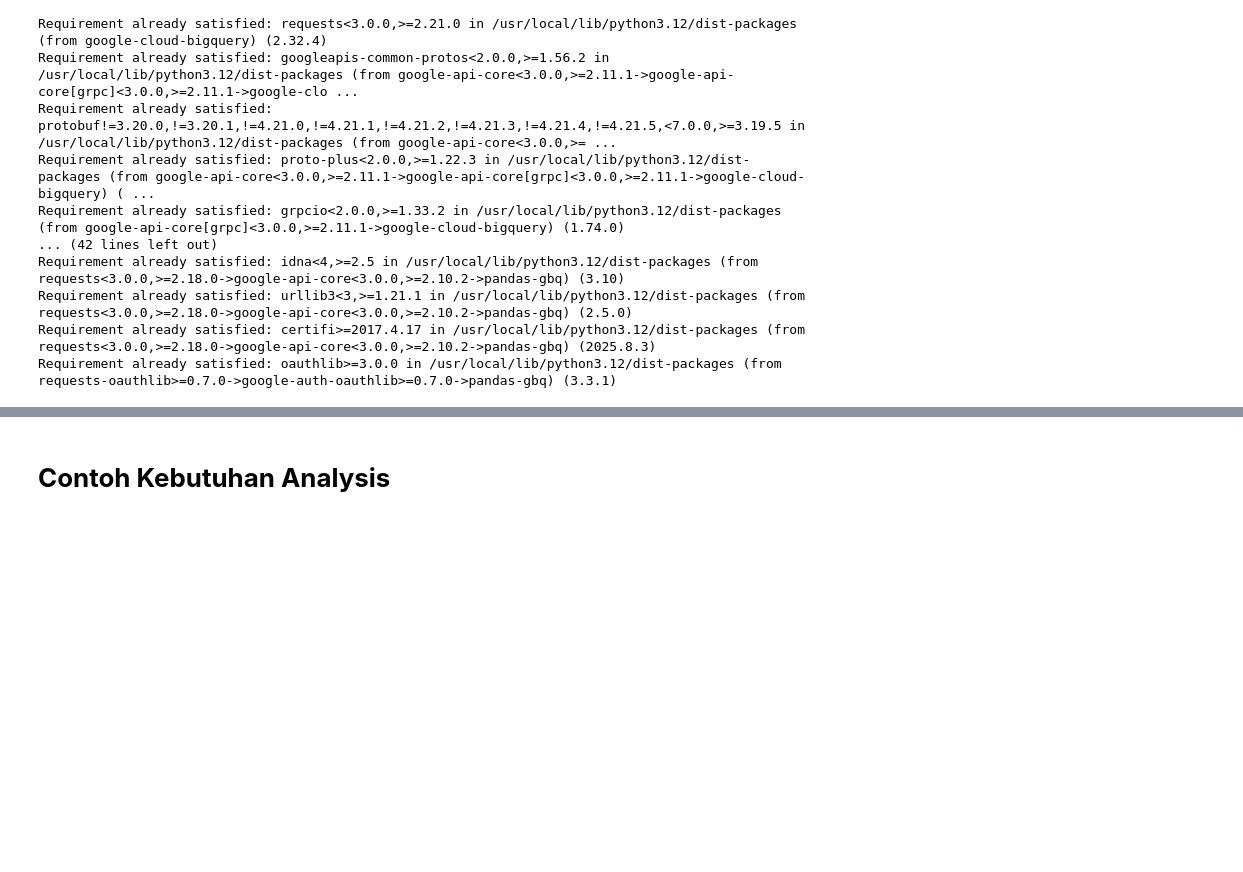
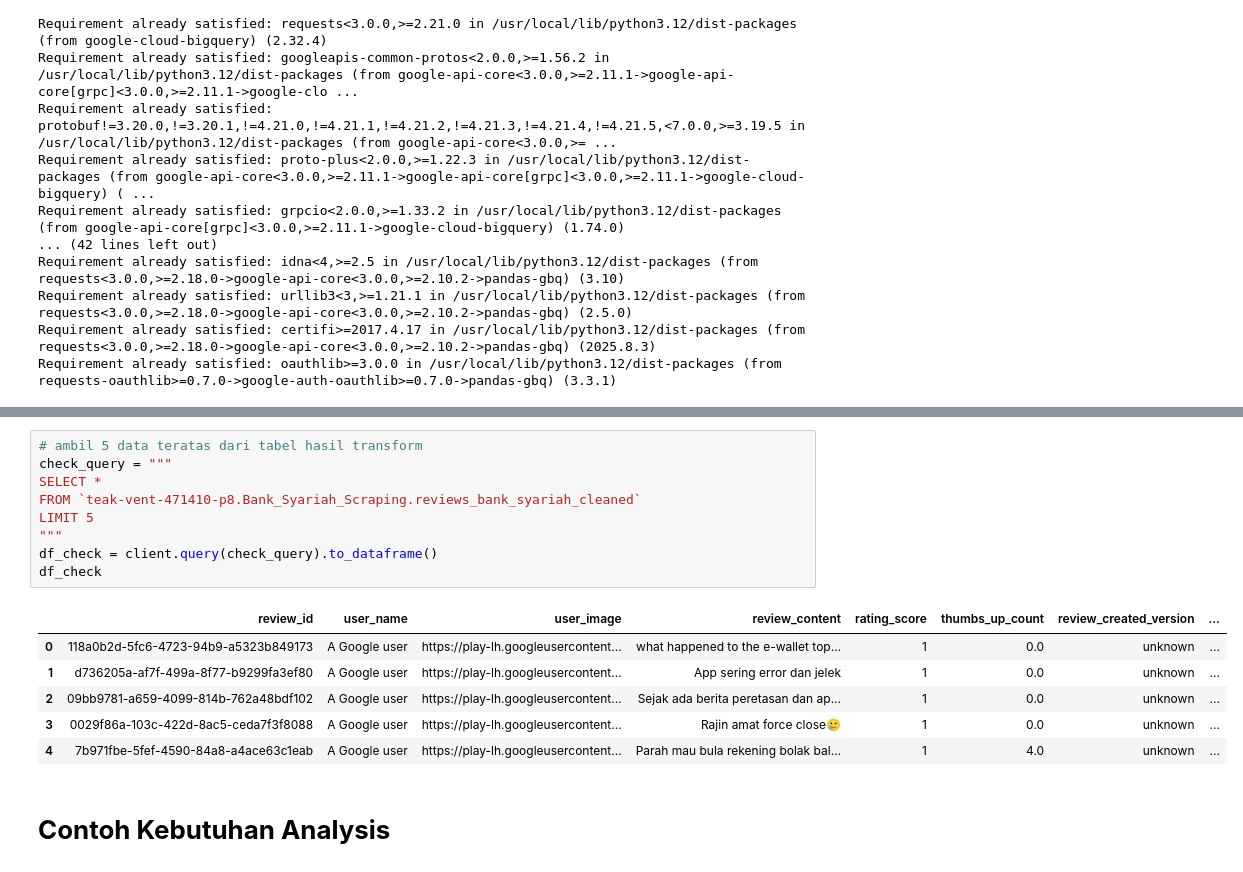
Before and after one commit to luthfiyahastutiningtyas/web-scraping, a Jupyter notebook: Data_Scraping.ipynb, the cells around one changed output, grey strips where cells are left out. Cells and saved outputs as stored; diff of their text form; blank space fills up the shorter version.

```diff
--- a/Data_Scraping.ipynb
+++ b/Data_Scraping.ipynb
@@ -209,3 +260,19 @@ Requirement already satisfied: oauthlib>=3.0.0 in /usr/local/lib/python3.12/dist
+# %%
+# ambil 5 data teratas dari tabel hasil transform
+check_query = """
+SELECT *
+FROM `teak-vent-471410-p8.Bank_Syariah_Scraping.reviews_bank_syariah_cleaned`
+LIMIT 5
+"""
+df_check = client.query(check_query).to_dataframe()
+df_check
+# %% [output]
+|  | review_id | user_name | user_image | review_content | rating_score | thumbs_up_count | review_created_version | ... |
+| 0 | 118a0b2d-5fc6-4723-94b9-a5323b849173 | A Google user | https://play-lh.googleusercontent... | what happened to the e-wallet top... | 1 | 0.0 | unknown | ... |
+| 1 | d736205a-af7f-499a-8f77-b9299fa3ef80 | A Google user | https://play-lh.googleusercontent... | App sering error dan jelek | 1 | 0.0 | unknown | ... |
+| 2 | 09bb9781-a659-4099-814b-762a48bdf102 | A Google user | https://play-lh.googleusercontent... | Sejak ada berita peretasan dan ap... | 1 | 0.0 | unknown | ... |
+| 3 | 0029f86a-103c-422d-8ac5-ceda7f3f8088 | A Google user | https://play-lh.googleusercontent... | Rajin amat force close🥲 | 1 | 0.0 | unknown | ... |
+| 4 | 7b971fbe-5fef-4590-84a8-a4ace63c1eab | A Google user | https://play-lh.googleusercontent... | Parah mau bula rekening bolak bal... | 1 | 4.0 | unknown | ... |
 # %% [markdown]
 # **Contoh Kebutuhan Analysis**
 # %%
```
Also changed, not shown: parts of 2 cells of this notebook.
